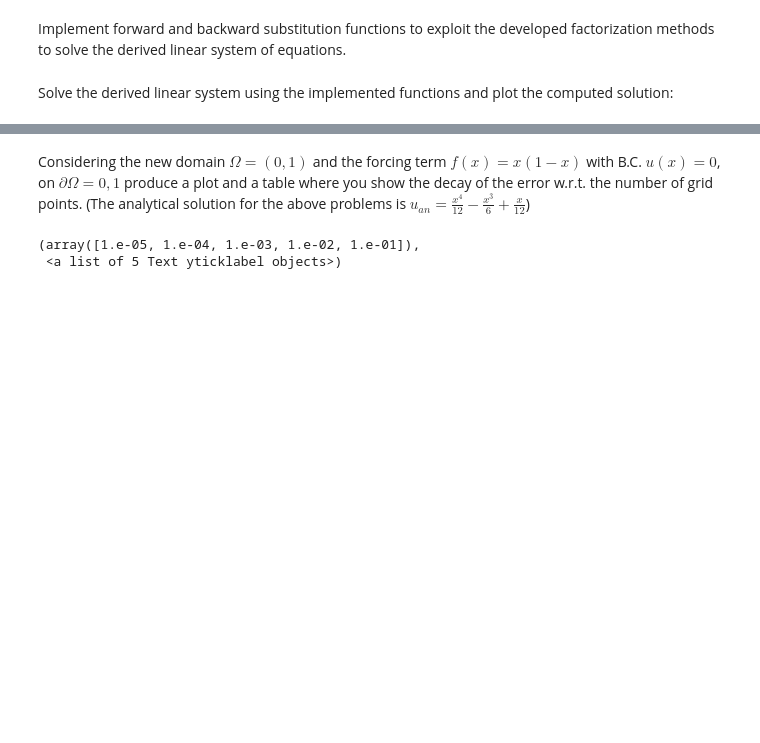
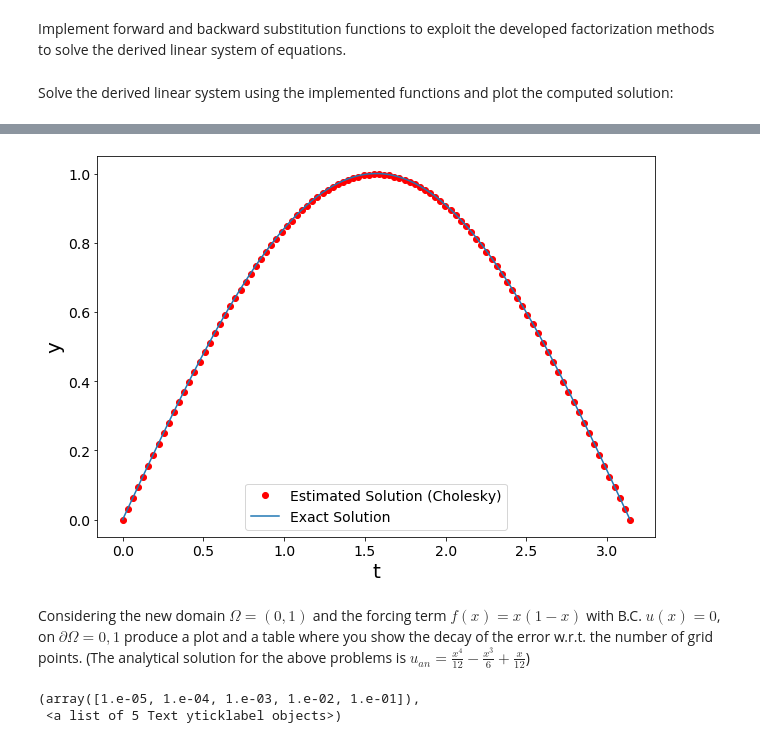
Before and after one commit to zainabnazari/numerical-analysis-2021-2022, a Jupyter notebook: FinalProject_2021_2022.ipynb, the cells around one changed output, grey strips where cells are left out. Drawn from its saved outputs; the diff is of its cells as text; code cells hidden in the pictures; blank space fills up the shorter version.

```diff
--- a/FinalProject_2021_2022.ipynb
+++ b/FinalProject_2021_2022.ipynb
@@ -142,3 +142,24 @@ legend(fontsize=14);
+# %%
+x = np.linspace(omega[0], omega[1], n)
+
+y = L_solve(HT,f(x))
+u = U_solve(H,y)
+
+# A1 = A.copy()
+# u = linalg.solve(A1, f(x))
+u_ex = np.sin(x)
+
+
+figure(figsize=(10,7))
+_ = plot(x,u,'ro', label='Estimated Solution (Cholesky)')
+_ = plot(x,u_ex, label='Exact Solution')
+xlabel('t', fontsize=20)
+ylabel('y', fontsize=20)
+xticks(fontsize=14)
+yticks(fontsize=14)
+legend(fontsize=14);
+# %% [output]
+[figure, added]
 # %% [markdown]
 Considering the new domain $\Omega = (0,1)$ and the forcing term $f(x) = x(1-x)$ with B.C. $u(x) = 0$, on $\partial \Omega = {0,1}$ produce a plot and a table where you show the decay of the error w.r.t. the number of grid points.
 (The analytical solution for the above problems is $u_{an} = \frac{x^4}{12} - \frac{x^3}{6} + \frac{x}{12}$)
```
Also changed, not shown: parts of 1 cell of this notebook.
